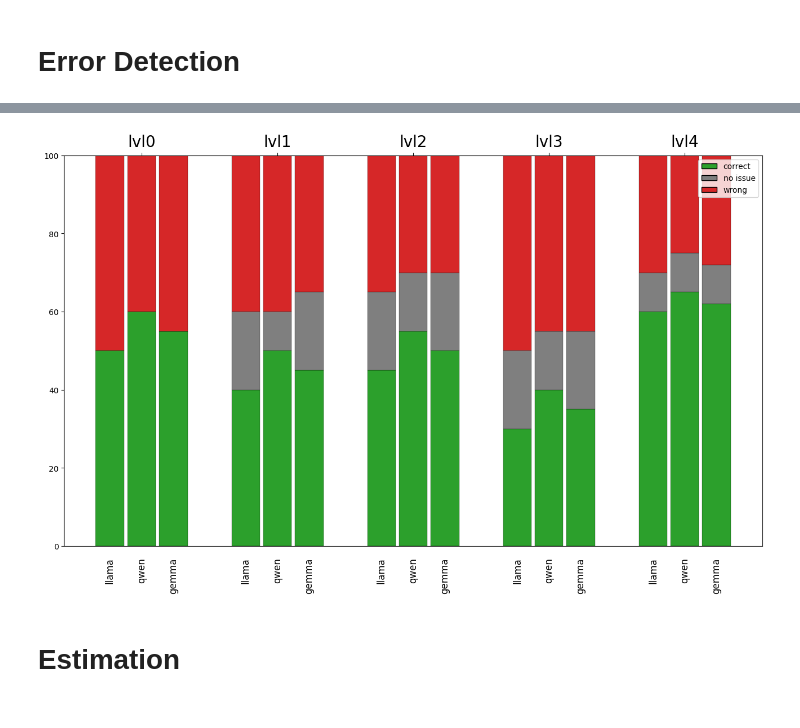
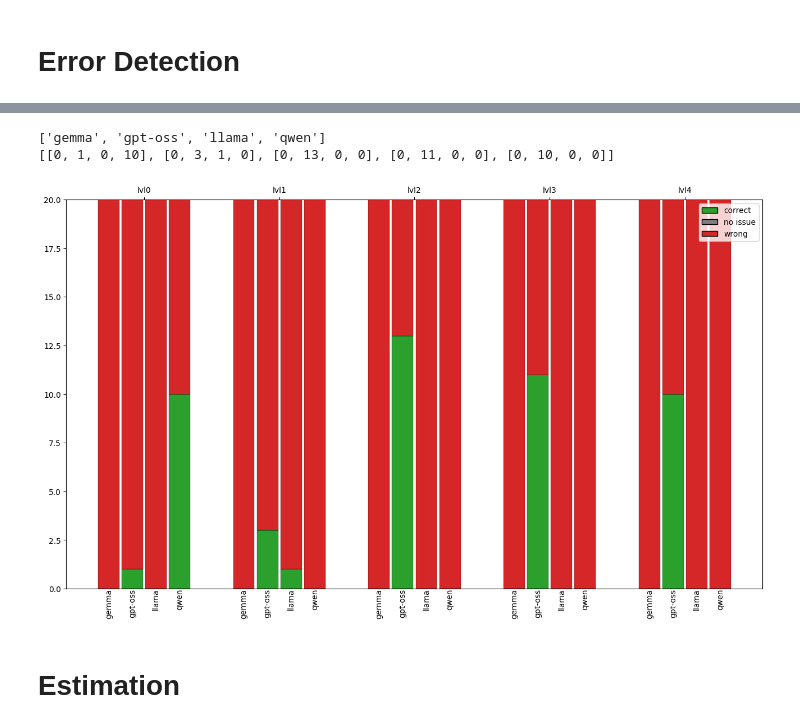
Before and after one commit to prometheus404/NLP_proj, a Jupyter notebook: evaluation.ipynb, the cells around one changed output, grey strips where cells are left out. Drawn from its saved outputs; the diff is of its cells as text; code cells hidden in the pictures.

```diff
--- a/evaluation.ipynb
+++ b/evaluation.ipynb
@@ -186,9 +304,14 @@ print(out)
 # Error Detection
 # %%
 # READ FROM FILE
-response = {}
-for model in models:
-    with open(f'drive/MyDrive/NLP_proj/{model}_error_detection.out','r') as f:
-        response[model] = json.load(f)
+iterations = 5
+file_names = list(name_map.values())
+file_names.remove('7_wonders')
+models = MODELS + ['gpt-oss']
+response = {m: {g: {} for g in file_names} for m in models}
+for m in models:
+    for g in file_names:
+        with open(f'{BASE_FOLDER}error_detection/{m}_{g}.json','r') as f:
+            response[m][g] = json.load(f)
 # %%
 # EVALUATION
@@ -299,0 +480,5 @@ with open('drive/MyDrive/NLP_proj/evaluation_error_output.json', 'w') as f:
+# %%
+l_df = df.groupby(["model","lvl"]).agg({
+    "correct": "sum"
+}).reset_index()
+l_df
@@ -302,74 +505,73 @@ import numpy as np
 import matplotlib.pyplot as plt
 
 #### THIS SECTION IS ONLY FOR TEST PURPOSES ####
-models = MODELS #np.array([[m, m+'_all'] for m in MODELS]).flatten()
-lvl0 = { 'correct': [50,60,55,65,50,60], 'wrong': [50,40,45,35,50,40], 'no issue': [0,0,0,0,0,0]}
-lvl1 = { 'correct': [40,50,45,55,40,50], 'wrong': [40,40,35,35,40,40], 'no issue':[20,10,20,10,20,10]}
-lvl2 = { 'correct': [45,55,50,60,45,55], 'wrong': [35,30,30,25,35,30], 'no issue':[20,15,20,15,20,15]}
-lvl3 = { 'correct': [30,40,35,45,30,40], 'wrong': [50,45,45,40,50,45], 'no issue':[20,15,20,15,20,15]}
-lvl4 = { 'correct': [60,65,62,68,60,65], 'wrong': [30,25,28,22,30,25], 'no issue':[10,10,10,10,10,10]}
-
-levels = [lvl0, lvl1, lvl2, lvl3, lvl4]
+ #np.array([[m, m+'_all'] for m in MODELS]).flatten()
 level_names = ['lvl0','lvl1','lvl2','lvl3','lvl4']
-
-n_levels = 5
+l_df.sort_values(by='model')
+model_names = list(l_df[l_df['lvl']==0]['model'])
+levels = []
+for l in range(5):
+    levels.append(list(l_df[l_df['lvl']==l]['correct']))
+print(model_names)
+print(levels)
+n_levels = len(level_names)
 n_models = len(models)
 
 proc_levels = []
 for lvl in levels:
     proc_levels.append({
-        'correct': np.array(lvl['correct']),
-        'no_issue': np.array(lvl['no issue']),
-        'wrong': np.array(lvl['wrong'])
+        'correct': np.array(lvl),
+        'no_issue': np.array([0]*len(lvl)),
+        'wrong': np.array([20-l for l in lvl])
     })
 
 
 ## HERE STARTS THE REAL THING
-group_width = 0.7          # larghezza totale usata per gruppo di barre (per livello)
+group_width = 0.7
 bar_width = group_width / n_models
-x = np.arange(n_levels)    # posizioni centrali dei gruppi
+x = np.arange(n_levels)
 
 fig, ax = plt.subplots(figsize=(16,9))
 
-# Offset per ogni modello dentro il gruppo
+
 offsets = (np.arange(n_models) - (n_models-1)/2) * bar_width
 
 colors = {'correct':'#2ca02c', 'no_issue':'#7f7f7f', 'wrong':'#d62728'}
 
 for m_idx in range(n_models):
-    # raccogli i valori dei segmenti per tutti i livelli per il modello m_idx
     correct_vals = np.array([proc_levels[L]['correct'][m_idx] for L in range(n_levels)])
     no_issue_vals = np.array([proc_levels[L]['no_issue'][m_idx] for L in range(n_levels)])
     wrong_vals   = np.array([proc_levels[L]['wrong'][m_idx] for L in range(n_levels)])
 
     bar_positions = x + offsets[m_idx]
-    # stacked bar: prima correct (base 0), poi no_issue sopra, poi wrong sopra
     p1 = ax.bar(bar_positions, correct_vals, width=bar_width*0.90, color=colors['correct'], edgecolor='k', linewidth=0.2)
     p2 = ax.bar(bar_positions, no_issue_vals, width=bar_width*0.90, bottom=correct_vals, color=colors['no_issue'], edgecolor='k', linewidth=0.2)
     p3 = ax.bar(bar_positions, wrong_vals, width=bar_width*0.90, bottom=correct_vals+no_issue_vals, color=colors['wrong'], edgecolor='k', linewidth=0.2)
 
 
-ax.set_ylim(0,100)
+ax.set_ylim(0,20)
 ax.set_xticks(x)
-ax.set_xticklabels(level_names, fontsize=20)
+ax.set_xticklabels(level_names)
 ax.tick_params(axis='x', top=True, labeltop=True, bottom=False, labelbottom=False)
 
 from matplotlib.patches import Patch
 legend_handles = [Patch(facecolor=colors['correct'], edgecolor='k', label='correct'),
                   Patch(facecolor=colors['no_issue'], edgecolor='k', label='no issue'),
                   Patch(facecolor=colors['wrong'], edgecolor='k', label='wrong')]
 ax.legend(handles=legend_handles, loc='upper right')
 
 
 for L in range(n_levels):
     for m_idx in range(n_models):
         xpos = x[L] + offsets[m_idx]
         # etichetta compatta con rotazione 90 per non sovrapporre
-        ax.text(xpos, -3, models[m_idx], ha='center', va='top', rotation=90, fontsize=12)
-
+        ax.text(xpos, 0, model_names[m_idx], ha='center', va='top', rotation=90)
+plt.savefig(f'{BASE_FOLDER}img/error.pdf')
 plt.show()
 # %% [output]
+['gemma', 'gpt-oss', 'llama', 'qwen']
+[[0, 1, 0, 10], [0, 3, 1, 0], [0, 13, 0, 0], [0, 11, 0, 0], [0, 10, 0, 0]]
-[figure, old version]
+[figure, new version]
 # %% [markdown]
 # Estimation
 # %%
```
Also changed, not shown: parts of 28 cells of this notebook, 35 other files.
